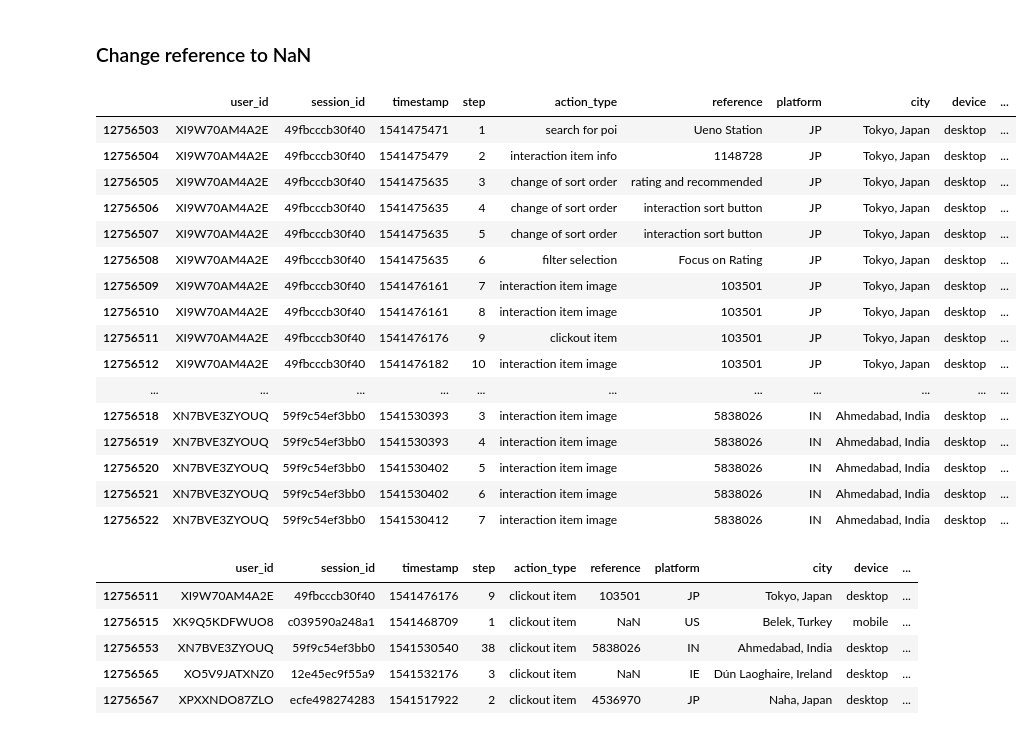
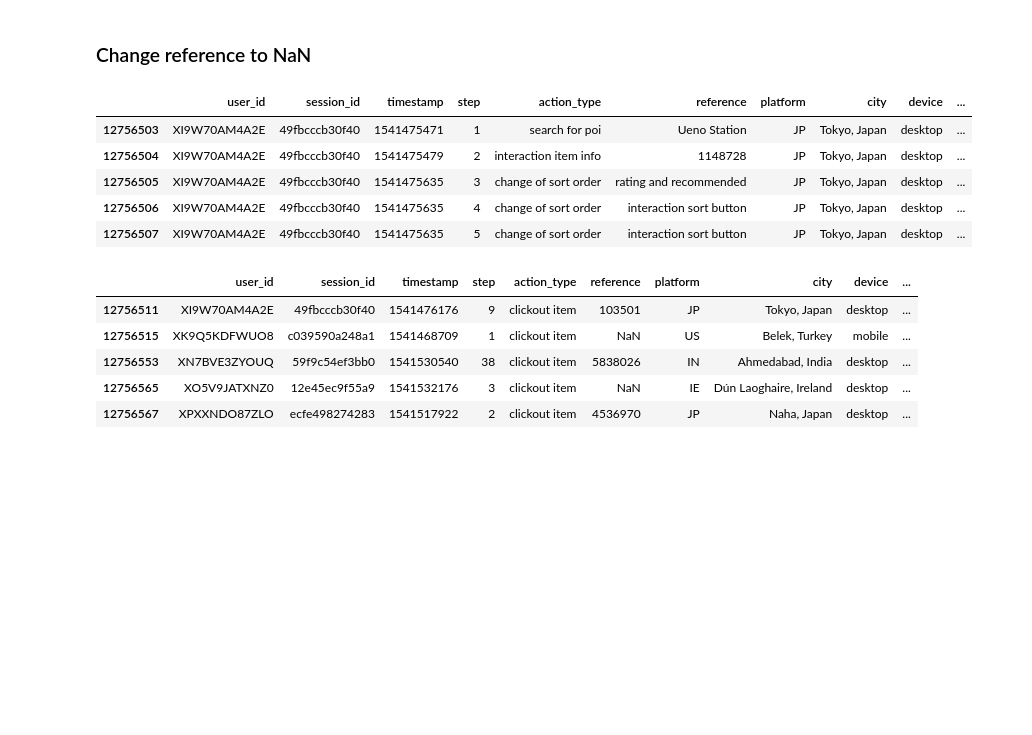
Before and after one commit to Agulaa/trivago-RecSys-Challenge-2019, a Jupyter notebook: Split train data.ipynb, the cells around one changed output. Saved outputs shown, nothing was run; the diff lists cells and outputs as text; code cells hidden in the pictures; blank space fills up the shorter version.

Commit message:
split train data to train set and test set

```diff
--- a/Split train data.ipynb
+++ b/Split train data.ipynb
@@ -42,7 +42,7 @@ num_train_session
 # %% [output]
 728546
 # %%
-dftrain_end_session_id = all_session[num_train_session]
+dftrain_end_session_id = all_session_ids[num_train_session]
 dftrain_end_session_id
 # %% [output]
 'cae8906db6f21'
@@ -98,6 +118,6 @@ df_test.head(13)
 # %% [markdown]
 #### Get index of first step in df test
 # %%
-idx_step_1 = df_test[df_test.step == 1].index
-idx_step_1
+idx_step_1 = np.array(df_test[df_test.step == 1].index)
+idx_step_1[:5]
 # %% [output]
@@ -110,3 +124,0 @@ Int64Index([12756503, 12756514, 12756515, 12756516, 12756563, 12756566,
-# %%
-idx_step_1 = np.array(idx_step_1)
-idx_step_1
@@ -132,25 +159,14 @@ df_test_click = df_test.copy()
 # %%
 df_test_click.loc[(df_test_click.index.isin(idx_last_step)) & (df_test_click.action_type == 'clickout item'), 'reference'] = np.nan
 # %%
-df_test_click.head(20)
+df_test_click.head()
 # %% [output]
 |  | user_id | session_id | timestamp | step | action_type | reference | platform | city | device | ... |
 | 12756503 | XI9W70AM4A2E | 49fbcccb30f40 | 1541475471 | 1 | search for poi | Ueno Station | JP | Tokyo, Japan | desktop | ... |
 | 12756504 | XI9W70AM4A2E | 49fbcccb30f40 | 1541475479 | 2 | interaction item info | 1148728 | JP | Tokyo, Japan | desktop | ... |
 | 12756505 | XI9W70AM4A2E | 49fbcccb30f40 | 1541475635 | 3 | change of sort order | rating and recommended | JP | Tokyo, Japan | desktop | ... |
 | 12756506 | XI9W70AM4A2E | 49fbcccb30f40 | 1541475635 | 4 | change of sort order | interaction sort button | JP | Tokyo, Japan | desktop | ... |
 | 12756507 | XI9W70AM4A2E | 49fbcccb30f40 | 1541475635 | 5 | change of sort order | interaction sort button | JP | Tokyo, Japan | desktop | ... |
-| 12756508 | XI9W70AM4A2E | 49fbcccb30f40 | 1541475635 | 6 | filter selection | Focus on Rating | JP | Tokyo, Japan | desktop | ... |
-| 12756509 | XI9W70AM4A2E | 49fbcccb30f40 | 1541476161 | 7 | interaction item image | 103501 | JP | Tokyo, Japan | desktop | ... |
-| 12756510 | XI9W70AM4A2E | 49fbcccb30f40 | 1541476161 | 8 | interaction item image | 103501 | JP | Tokyo, Japan | desktop | ... |
-| 12756511 | XI9W70AM4A2E | 49fbcccb30f40 | 1541476176 | 9 | clickout item | 103501 | JP | Tokyo, Japan | desktop | ... |
-| 12756512 | XI9W70AM4A2E | 49fbcccb30f40 | 1541476182 | 10 | interaction item image | 103501 | JP | Tokyo, Japan | desktop | ... |
-| ... | ... | ... | ... | ... | ... | ... | ... | ... | ... | ... |
-| 12756518 | XN7BVE3ZYOUQ | 59f9c54ef3bb0 | 1541530393 | 3 | interaction item image | 5838026 | IN | Ahmedabad, India | desktop | ... |
-| 12756519 | XN7BVE3ZYOUQ | 59f9c54ef3bb0 | 1541530393 | 4 | interaction item image | 5838026 | IN | Ahmedabad, India | desktop | ... |
-| 12756520 | XN7BVE3ZYOUQ | 59f9c54ef3bb0 | 1541530402 | 5 | interaction item image | 5838026 | IN | Ahmedabad, India | desktop | ... |
-| 12756521 | XN7BVE3ZYOUQ | 59f9c54ef3bb0 | 1541530402 | 6 | interaction item image | 5838026 | IN | Ahmedabad, India | desktop | ... |
-| 12756522 | XN7BVE3ZYOUQ | 59f9c54ef3bb0 | 1541530412 | 7 | interaction item image | 5838026 | IN | Ahmedabad, India | desktop | ... |
 # %%
 df_test_click[df_test_click.action_type == 'clickout item'].head()
 # %% [output]
```
Also changed, not shown: parts of 14 cells of this notebook, 4 other files.
